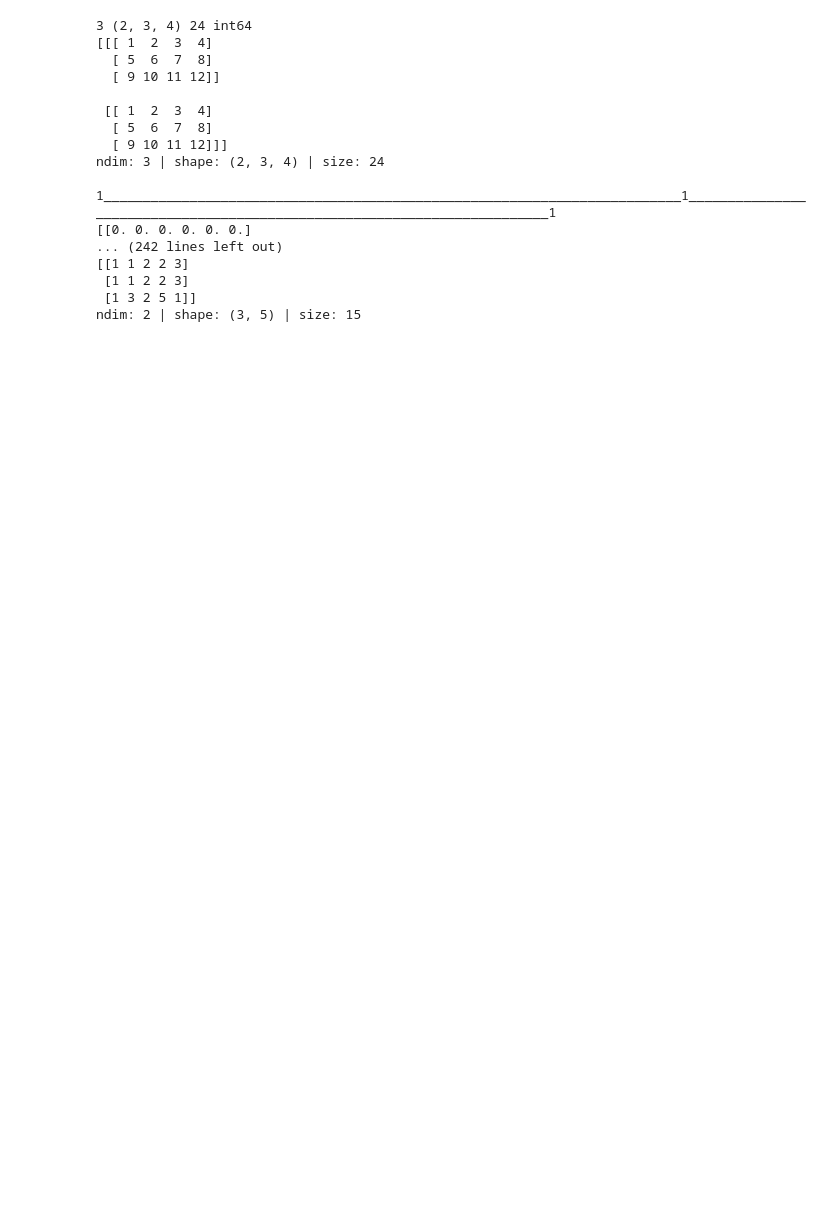
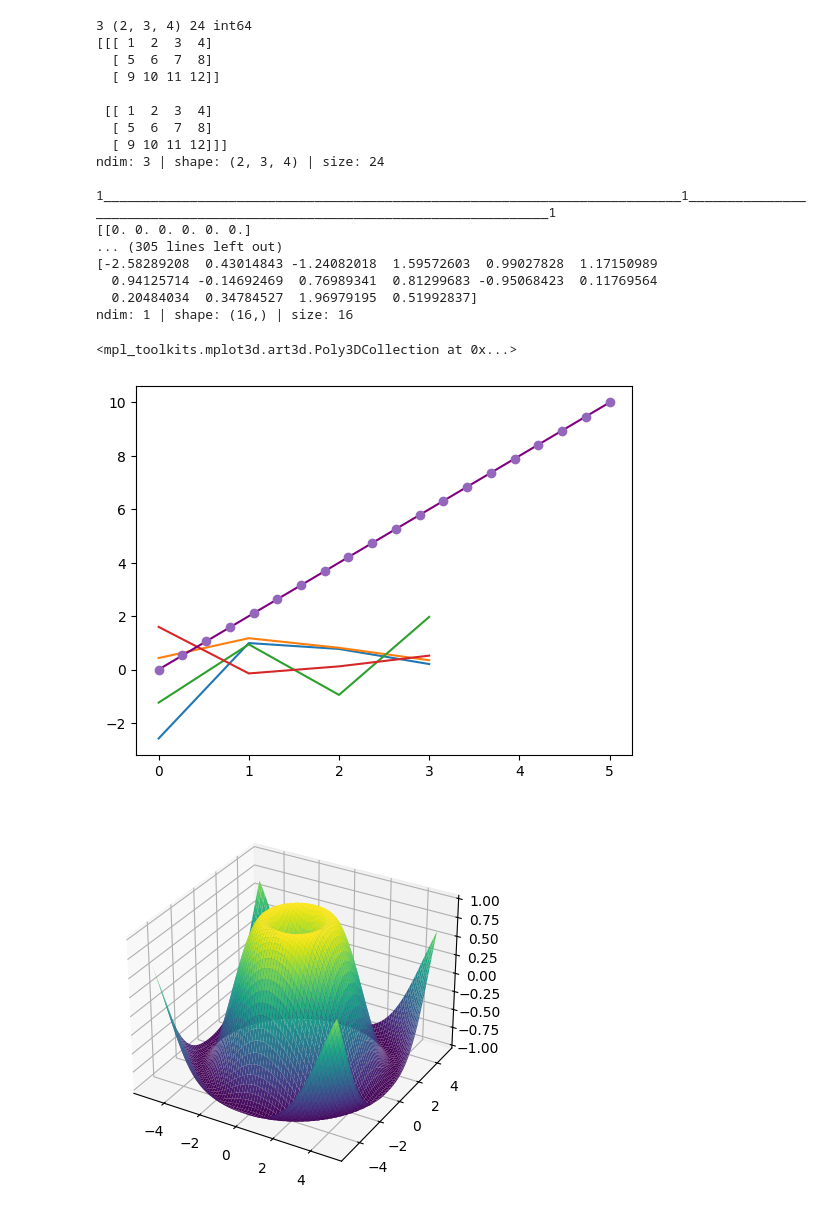
Before and after one commit to williamtcli2029-code/Machine-Deep-learning-Basic, a Jupyter notebook: 2.5-NumPy-Basics.ipynb, the cells around one changed output. Cells and saved outputs as stored; diff of their text form; code cells hidden in the pictures; blank space fills up the shorter version.

```diff
--- a/2.5-NumPy-Basics.ipynb
+++ b/2.5-NumPy-Basics.ipynb
@@ -3,6 +3,8 @@
 # %%
 import numpy as np
 import random
+import pandas as pd
+import matplotlib.pyplot as plt
 IMPORTANT_NUM=0
 def show(a):
     colors = [
@@ -151,35 +153,88 @@ show(repeated)
 show(np.unique(repeated))
 numlist,index=np.unique(repeated,return_index=True)#takes a bool to return index of values
 print(index)#Index got flatten...
 a,b=np.unique(repeated,return_counts=True)
 show(b)
 show(np.unique(repeated,axis=0))
 show(np.unique(repeated,axis=1))
 show(np.unique(repeated,axis=2))
 new()
 
 test=np.array([
     [1,2,1,1,3,2]
     ,[1,2,1,1,3,2]
     ,[1,2,3,1,1,5]
 ])
 show(np.unique(test,axis=0))
 show(np.unique(test,axis=1))
+new()
+
+test=np.arange(24).reshape(3,8)
+show(test)
+show(np.flip(test))
+show(np.flip(test,axis=1))#Row-wise flip
+show(np.flip(test,axis=0))#column-wise flip
+show(np.flip(test[1]))
+show(np.flip(test[1,:]))
+show(np.flip(test[:,1]))
+new()
+
+np.save("test.npy", test)
+b=np.load("test.npy")
+show(b)
+show(a)
+np.savetxt("readable.csv",test.astype(int))
+read=np.loadtxt("readable.csv")
+
+a = np.array([[-2.58289208,  0.43014843, -1.24082018, 1.59572603],
+              [ 0.99027828, 1.17150989,  0.94125714, -0.14692469],
+              [ 0.76989341,  0.81299683, -0.95068423, 0.11769564],
+              [ 0.20484034,  0.34784527,  1.96979195, 0.51992837]])
+np.savetxt("forpanda.csv",a)
+temp=pd.read_csv("forpanda.csv")
+df=pd.DataFrame(a)
+print(df)
+df.to_csv("temp.csv",index_label=["aa"])
+data=pd.read_csv("temp.csv")
+print(data)
+show(a.flatten())
+show(np.ravel(a))#flatten need a.function format
+show(a.ravel())
+
+plt.plot(a)
+
+x = np.linspace(0, 5, 20)
+y = np.linspace(0, 10, 20)
+plt.plot(x, y, 'purple') # line
+plt.plot(x, y, 'o')      # dots
+
+fig = plt.figure()
+ax = fig.add_subplot(projection='3d')
+X = np.arange(-5, 5, 0.15)
+Y = np.arange(-5, 5, 0.15)
+X, Y = np.meshgrid(X, Y)
+R = np.sqrt(X**2 + Y**2)
+Z = np.sin(R)
+
+ax.plot_surface(X, Y, Z, rstride=1, cstride=1, cmap='viridis')
 # %% [output]
 3 (2, 3, 4) 24 int64
 [[[ 1  2  3  4]
   [ 5  6  7  8]
   [ 9 10 11 12]]
 
  [[ 1  2  3  4]
   [ 5  6  7  8]
   [ 9 10 11 12]]]
 ndim: 3 | shape: (2, 3, 4) | size: 24
 
 1__________________________________________________________________________1_________________________________________________________________________1
 [[0. 0. 0. 0. 0. 0.]
-... (242 lines left out)
-[[1 1 2 2 3]
- [1 1 2 2 3]
- [1 3 2 5 1]]
-ndim: 2 | shape: (3, 5) | size: 15
+... (305 lines left out)
+[-2.58289208  0.43014843 -1.24082018  1.59572603  0.99027828  1.17150989
+  0.94125714 -0.14692469  0.76989341  0.81299683 -0.95068423  0.11769564
+  0.20484034  0.34784527  1.96979195  0.51992837]
+ndim: 1 | shape: (16,) | size: 16
+<mpl_toolkits.mplot3d.art3d.Poly3DCollection at 0x...>
+[figure, added]
+[figure, added]
```
Also changed, not shown: parts of 1 cell of this notebook.
